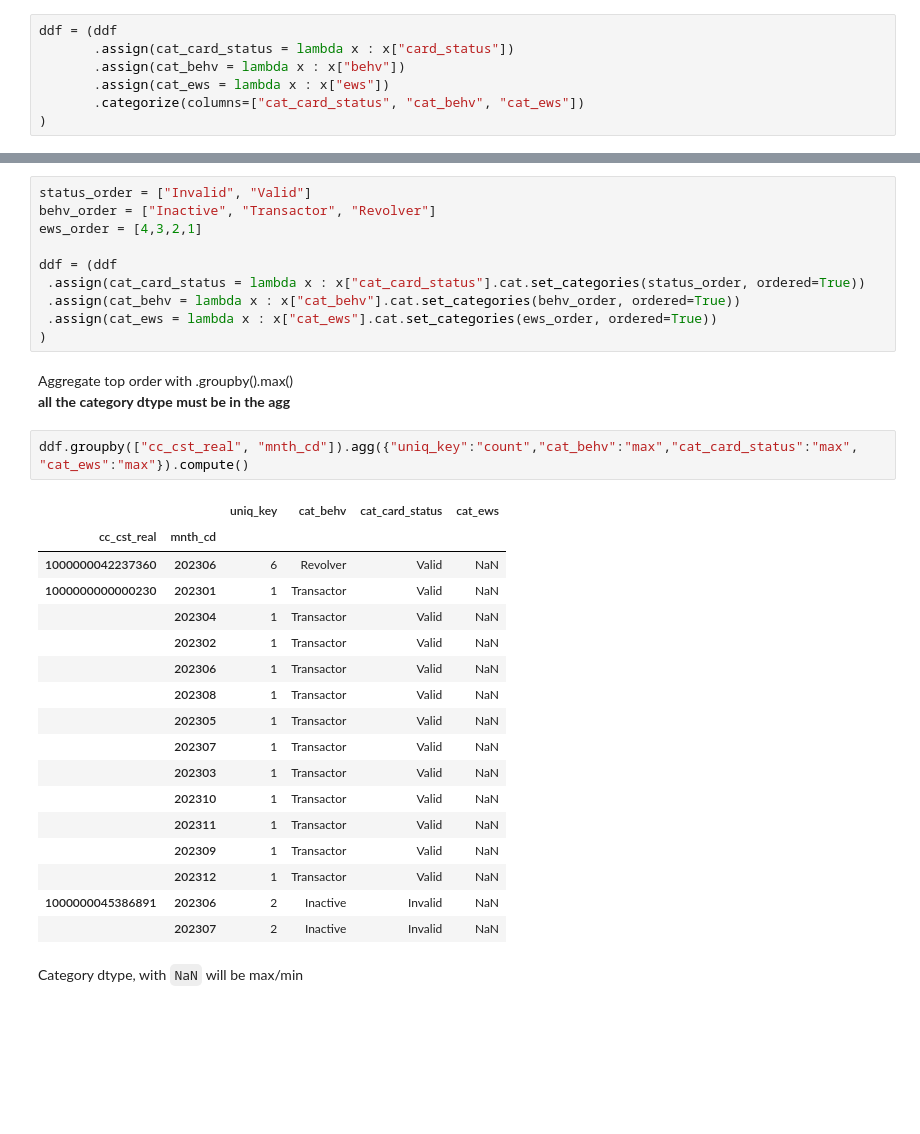
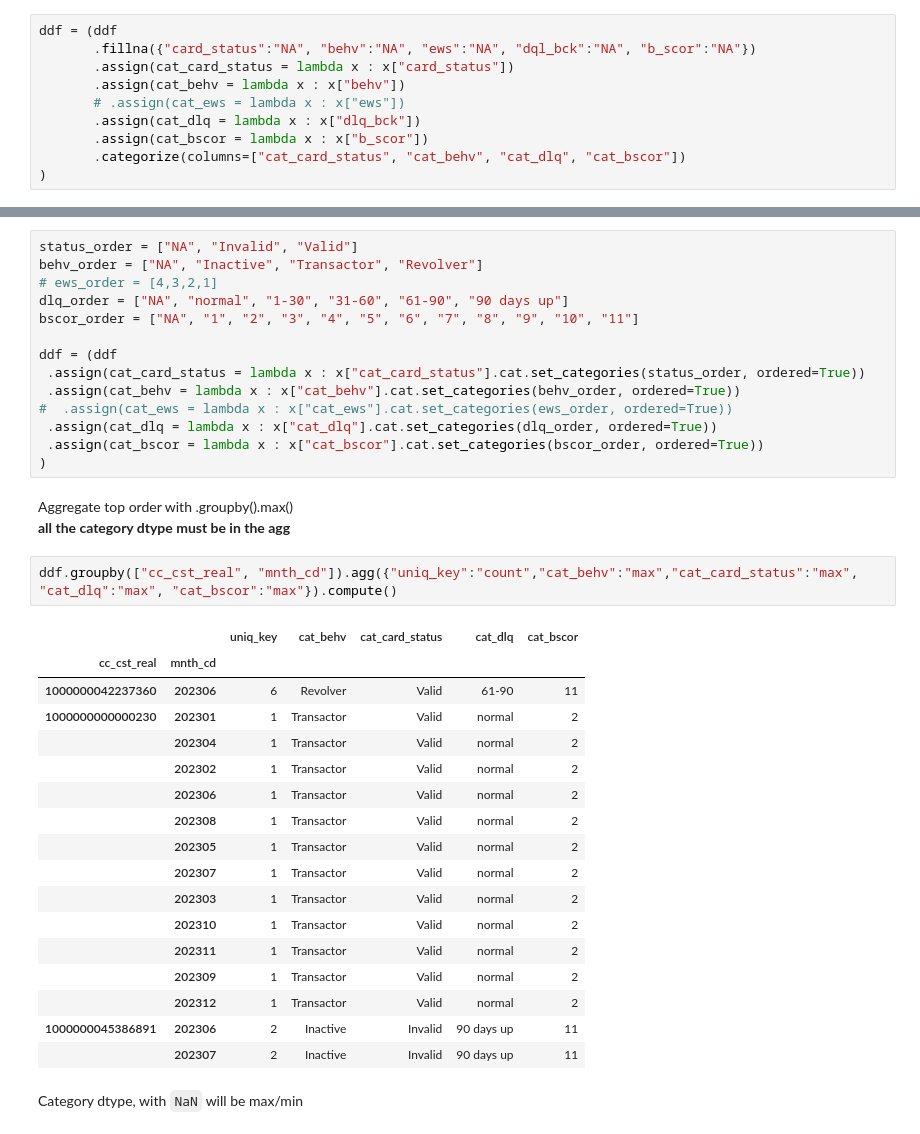
Before and after one commit to pbdanny/PythonProject, a Jupyter notebook: Dask/notebook/dask_kbank.ipynb, the cells around one changed output, grey strips where cells are left out. Cells and saved outputs as stored; diff of their text form; blank space fills up the shorter version.

Commit message:
all roll up, accout map, bscor grade

```diff
--- a/Dask/notebook/dask_kbank.ipynb
+++ b/Dask/notebook/dask_kbank.ipynb
@@ -82,10 +83,13 @@ Name: count, dtype: int64[pyarrow]
 Convert to know category with .categorize()
 # %%
 ddf = (ddf
+       .fillna({"card_status":"NA", "behv":"NA", "ews":"NA", "dql_bck":"NA", "b_scor":"NA"})
        .assign(cat_card_status = lambda x : x["card_status"])
        .assign(cat_behv = lambda x : x["behv"])
-       .assign(cat_ews = lambda x : x["ews"])
-       .categorize(columns=["cat_card_status", "cat_behv", "cat_ews"])
+       # .assign(cat_ews = lambda x : x["ews"])
+       .assign(cat_dlq = lambda x : x["dlq_bck"])
+       .assign(cat_bscor = lambda x : x["b_scor"])
+       .categorize(columns=["cat_card_status", "cat_behv", "cat_dlq", "cat_bscor"])
 )
 # %%
 ddf["cat_card_status"].cat.known
@@ -102,37 +110,41 @@ True
 # %% [markdown]
 Add order to category with .cat.set_categories([],order=True)
 # %%
-status_order = ["Invalid", "Valid"]
-behv_order = ["Inactive", "Transactor", "Revolver"]
-ews_order = [4,3,2,1]
+status_order = ["NA", "Invalid", "Valid"]
+behv_order = ["NA", "Inactive", "Transactor", "Revolver"]
+# ews_order = [4,3,2,1]
+dlq_order = ["NA", "normal", "1-30", "31-60", "61-90", "90 days up"]
+bscor_order = ["NA", "1", "2", "3", "4", "5", "6", "7", "8", "9", "10", "11"]
 
 ddf = (ddf
  .assign(cat_card_status = lambda x : x["cat_card_status"].cat.set_categories(status_order, ordered=True))
  .assign(cat_behv = lambda x : x["cat_behv"].cat.set_categories(behv_order, ordered=True))
- .assign(cat_ews = lambda x : x["cat_ews"].cat.set_categories(ews_order, ordered=True))
+#  .assign(cat_ews = lambda x : x["cat_ews"].cat.set_categories(ews_order, ordered=True))
+ .assign(cat_dlq = lambda x : x["cat_dlq"].cat.set_categories(dlq_order, ordered=True))
+ .assign(cat_bscor = lambda x : x["cat_bscor"].cat.set_categories(bscor_order, ordered=True))
 )
 # %% [markdown]
 Aggregate top order with .groupby().max()
 **all the category dtype must be in the agg**
 # %%
-ddf.groupby(["cc_cst_real", "mnth_cd"]).agg({"uniq_key":"count","cat_behv":"max","cat_card_status":"max", "cat_ews":"max"}).compute()
+ddf.groupby(["cc_cst_real", "mnth_cd"]).agg({"uniq_key":"count","cat_behv":"max","cat_card_status":"max", "cat_dlq":"max", "cat_bscor":"max"}).compute()
 # %% [output]
-|  |  | uniq_key | cat_behv | cat_card_status | cat_ews |
-| cc_cst_real | mnth_cd |  |  |  |  |
-| 1000000042237360 | 202306 | 6 | Revolver | Valid | NaN |
-| 1000000000000230 | 202301 | 1 | Transactor | Valid | NaN |
-|  | 202304 | 1 | Transactor | Valid | NaN |
-|  | 202302 | 1 | Transactor | Valid | NaN |
-|  | 202306 | 1 | Transactor | Valid | NaN |
-|  | 202308 | 1 | Transactor | Valid | NaN |
-|  | 202305 | 1 | Transactor | Valid | NaN |
-|  | 202307 | 1 | Transactor | Valid | NaN |
-|  | 202303 | 1 | Transactor | Valid | NaN |
-|  | 202310 | 1 | Transactor | Valid | NaN |
-|  | 202311 | 1 | Transactor | Valid | NaN |
-|  | 202309 | 1 | Transactor | Valid | NaN |
-|  | 202312 | 1 | Transactor | Valid | NaN |
-| 1000000045386891 | 202306 | 2 | Inactive | Invalid | NaN |
-|  | 202307 | 2 | Inactive | Invalid | NaN |
+|  |  | uniq_key | cat_behv | cat_card_status | cat_dlq | cat_bscor |
+| cc_cst_real | mnth_cd |  |  |  |  |  |
+| 1000000042237360 | 202306 | 6 | Revolver | Valid | 61-90 | 11 |
+| 1000000000000230 | 202301 | 1 | Transactor | Valid | normal | 2 |
+|  | 202304 | 1 | Transactor | Valid | normal | 2 |
+|  | 202302 | 1 | Transactor | Valid | normal | 2 |
+|  | 202306 | 1 | Transactor | Valid | normal | 2 |
+|  | 202308 | 1 | Transactor | Valid | normal | 2 |
+|  | 202305 | 1 | Transactor | Valid | normal | 2 |
+|  | 202307 | 1 | Transactor | Valid | normal | 2 |
+|  | 202303 | 1 | Transactor | Valid | normal | 2 |
+|  | 202310 | 1 | Transactor | Valid | normal | 2 |
+|  | 202311 | 1 | Transactor | Valid | normal | 2 |
+|  | 202309 | 1 | Transactor | Valid | normal | 2 |
+|  | 202312 | 1 | Transactor | Valid | normal | 2 |
+| 1000000045386891 | 202306 | 2 | Inactive | Invalid | 90 days up | 11 |
+|  | 202307 | 2 | Inactive | Invalid | 90 days up | 11 |
 # %% [markdown]
 Category dtype, with `NaN` will be max/min
```
Also changed, not shown: parts of 21 cells of this notebook, 2 other files.
